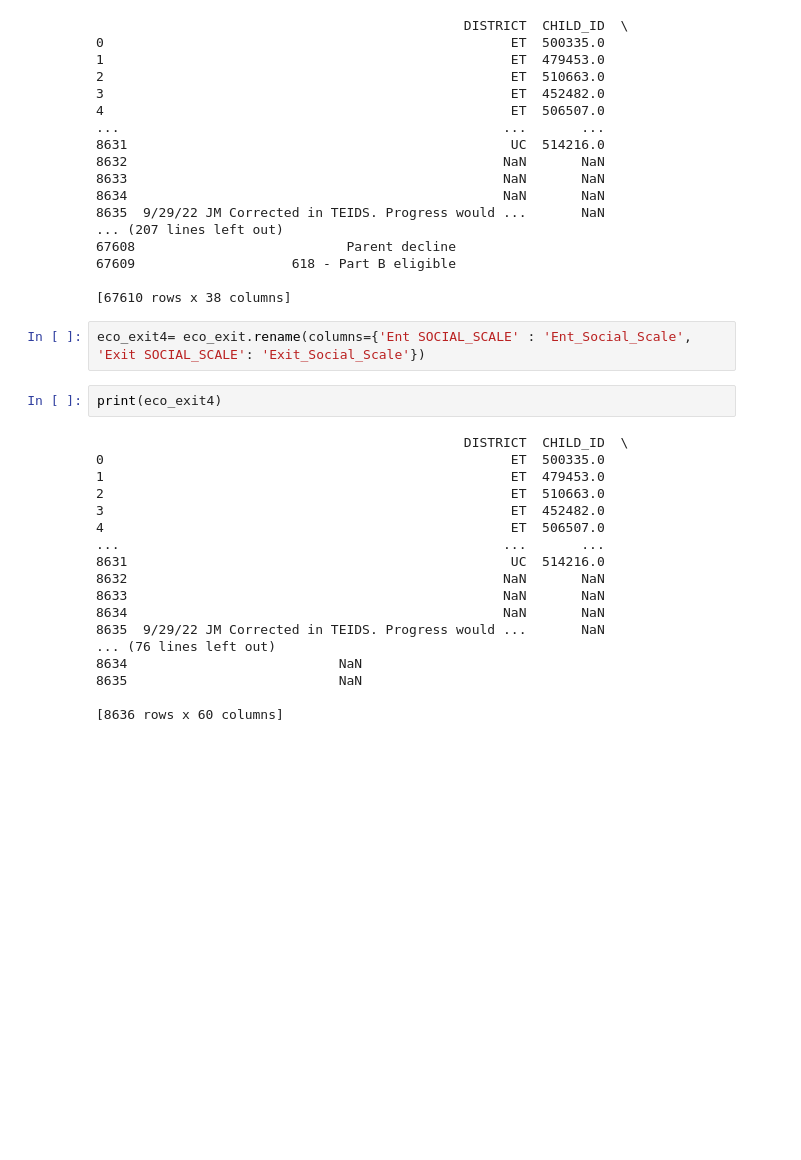
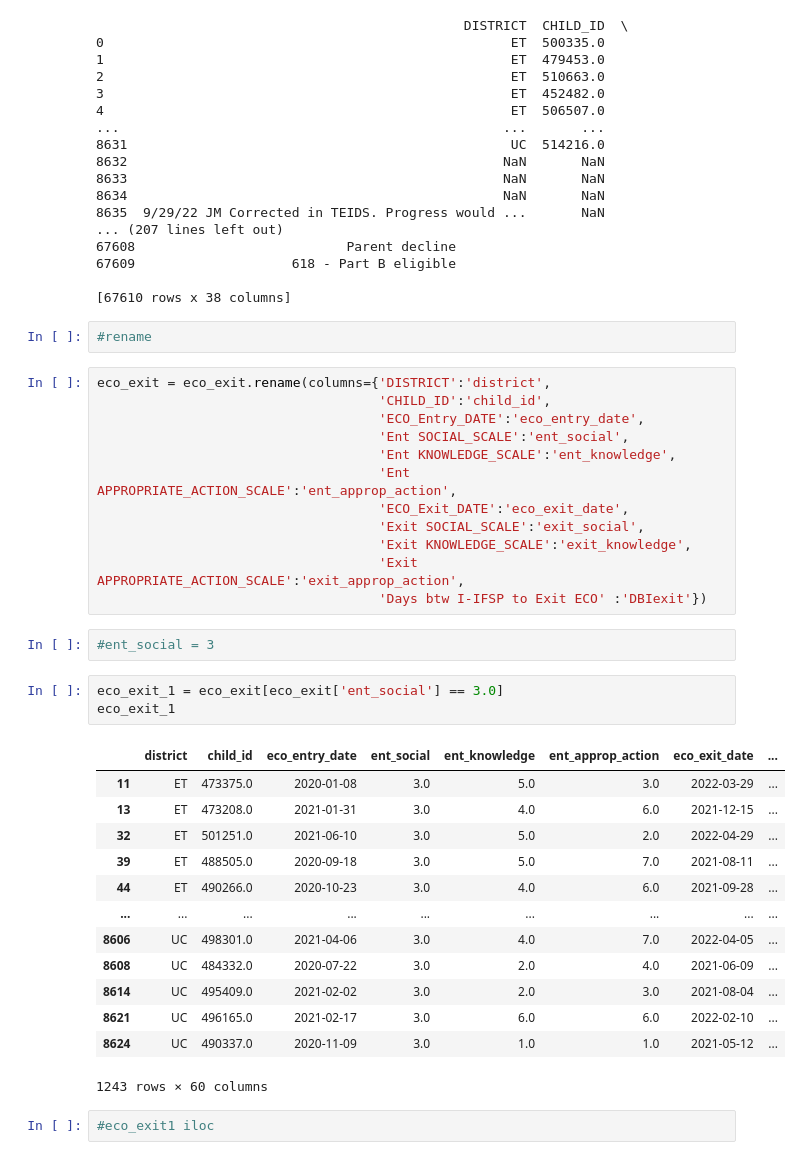
Before and after one commit to NSS-Data-Analytics-Cohort-7/didd-an-array-of-jorts, a Jupyter notebook: notebooks/Untitled3.ipynb, the cells around one changed output. Cells and saved outputs as stored; diff of their text form; blank space fills up the shorter version.

```diff
--- a/notebooks/Untitled3.ipynb
+++ b/notebooks/Untitled3.ipynb
@@ -31,26 +35,39 @@ print(elig_timeline)
 67609                    618 - Part B eligible
 
 [67610 rows x 38 columns]
-# %%
-eco_exit4= eco_exit.rename(columns={'Ent SOCIAL_SCALE' : 'Ent_Social_Scale', 'Exit SOCIAL_SCALE': 'Exit_Social_Scale'})
-# %%
-print(eco_exit4)
-# %% [output]
-                                               DISTRICT  CHILD_ID  \
-0                                                    ET  500335.0
-1                                                    ET  479453.0
-2                                                    ET  510663.0
-3                                                    ET  452482.0
-4                                                    ET  506507.0
-...                                                 ...       ...
-8631                                                 UC  514216.0
-8632                                                NaN       NaN
-8633                                                NaN       NaN
-8634                                                NaN       NaN
-8635  9/29/22 JM Corrected in TEIDS. Progress would ...       NaN
-... (76 lines left out)
-8634                           NaN
-8635                           NaN
-
-[8636 rows x 60 columns]
+# %%
+#rename
+# %%
+eco_exit = eco_exit.rename(columns={'DISTRICT':'district',
+                                    'CHILD_ID':'child_id',
+                                    'ECO_Entry_DATE':'eco_entry_date',
+                                    'Ent SOCIAL_SCALE':'ent_social',
+                                    'Ent KNOWLEDGE_SCALE':'ent_knowledge',
+                                    'Ent APPROPRIATE_ACTION_SCALE':'ent_approp_action',
+                                    'ECO_Exit_DATE':'eco_exit_date',
+                                    'Exit SOCIAL_SCALE':'exit_social',
+                                    'Exit KNOWLEDGE_SCALE':'exit_knowledge',
+                                    'Exit APPROPRIATE_ACTION_SCALE':'exit_approp_action',
+                                    'Days btw I-IFSP to Exit ECO' :'DBIexit'})
+# %%
+#ent_social = 3
+# %%
+eco_exit_1 = eco_exit[eco_exit['ent_social'] == 3.0]
+eco_exit_1
+# %% [output]
+|  | district | child_id | eco_entry_date | ent_social | ent_knowledge | ent_approp_action | eco_exit_date | ... |
+| 11 | ET | 473375.0 | 2020-01-08 | 3.0 | 5.0 | 3.0 | 2022-03-29 | ... |
+| 13 | ET | 473208.0 | 2021-01-31 | 3.0 | 4.0 | 6.0 | 2021-12-15 | ... |
+| 32 | ET | 501251.0 | 2021-06-10 | 3.0 | 5.0 | 2.0 | 2022-04-29 | ... |
+| 39 | ET | 488505.0 | 2020-09-18 | 3.0 | 5.0 | 7.0 | 2021-08-11 | ... |
+| 44 | ET | 490266.0 | 2020-10-23 | 3.0 | 4.0 | 6.0 | 2021-09-28 | ... |
+| ... | ... | ... | ... | ... | ... | ... | ... | ... |
+| 8606 | UC | 498301.0 | 2021-04-06 | 3.0 | 4.0 | 7.0 | 2022-04-05 | ... |
+| 8608 | UC | 484332.0 | 2020-07-22 | 3.0 | 2.0 | 4.0 | 2021-06-09 | ... |
+| 8614 | UC | 495409.0 | 2021-02-02 | 3.0 | 2.0 | 3.0 | 2021-08-04 | ... |
+| 8621 | UC | 496165.0 | 2021-02-17 | 3.0 | 6.0 | 6.0 | 2022-02-10 | ... |
+| 8624 | UC | 490337.0 | 2020-11-09 | 3.0 | 1.0 | 1.0 | 2021-05-12 | ... |
+1243 rows × 60 columns
+# %%
+#eco_exit1 iloc
 # %%
```
Also changed, not shown: parts of 18 cells of this notebook.
